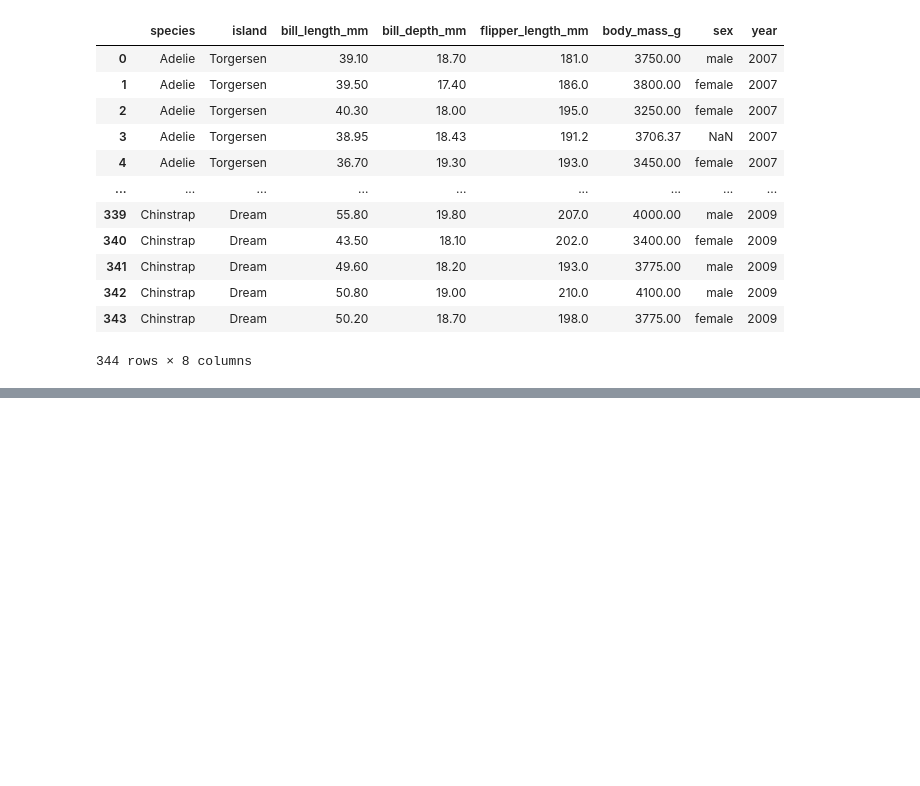
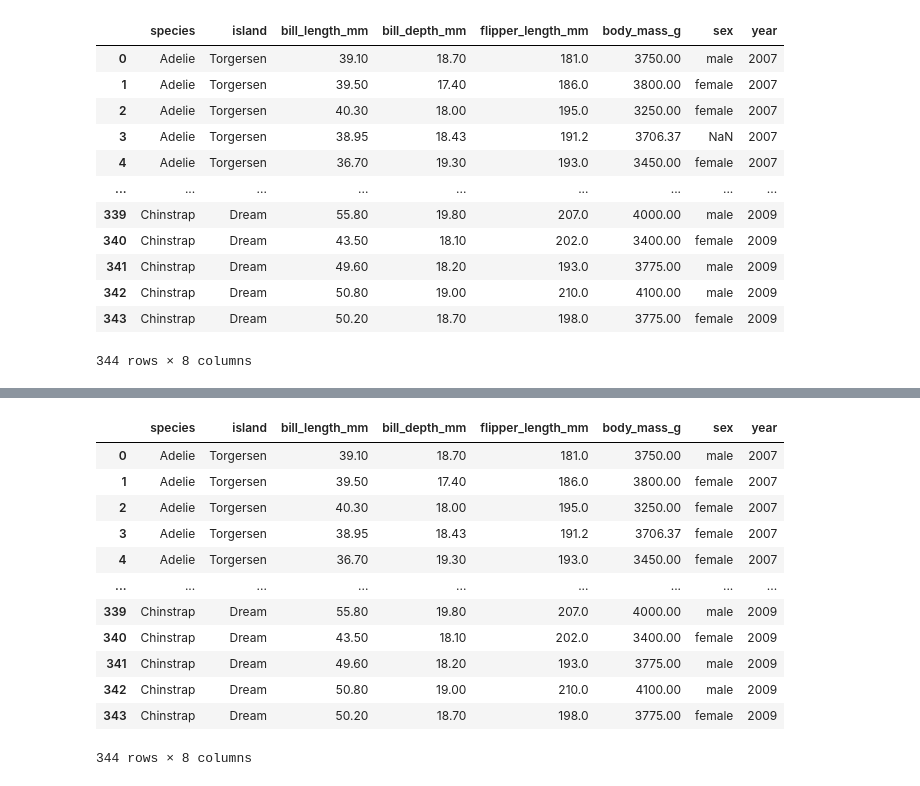
Before and after one commit to carolysg/projeto-pinguins, a Jupyter notebook: penguins.ipynb, the cells around one changed output, grey strips where cells are left out. Cells and saved outputs as stored; diff of their text form; code cells hidden in the pictures; blank space fills up the shorter version.

```diff
--- a/penguins.ipynb
+++ b/penguins.ipynb
@@ -109,0 +143,3 @@ display(df)
+# %%
+# Dividindo o dataframe em treino e teste
+x_train, x_test, y_train, y_test = train_test_split(df_classificador, df_sem_nulos['sex'], test_size = 0.2)
@@ -109,0 +177,4 @@ display(df)
+# %%
+# Prevendo a variável sex de acordo com o modelo
+sex_predict = list(clf.predict(df_classificador_nulos.iloc[:,:-2]))
+sex_predict
@@ -109,0 +193,22 @@ display(df)
+# %%
+# Substituindo os valores no dataframe original
+contador = 0
+for i, valor in enumerate(df['sex']):
+    if pd.isna(valor):
+        df.loc[i, 'sex'] = sex_predict[contador]
+        contador += 1
+display(df)
+# %% [output]
+|  | species | island | bill_length_mm | bill_depth_mm | flipper_length_mm | body_mass_g | sex | year |
+| 0 | Adelie | Torgersen | 39.10 | 18.70 | 181.0 | 3750.00 | male | 2007 |
+| 1 | Adelie | Torgersen | 39.50 | 17.40 | 186.0 | 3800.00 | female | 2007 |
+| 2 | Adelie | Torgersen | 40.30 | 18.00 | 195.0 | 3250.00 | female | 2007 |
+| 3 | Adelie | Torgersen | 38.95 | 18.43 | 191.2 | 3706.37 | female | 2007 |
+| 4 | Adelie | Torgersen | 36.70 | 19.30 | 193.0 | 3450.00 | female | 2007 |
+| ... | ... | ... | ... | ... | ... | ... | ... | ... |
+| 339 | Chinstrap | Dream | 55.80 | 19.80 | 207.0 | 4000.00 | male | 2009 |
+| 340 | Chinstrap | Dream | 43.50 | 18.10 | 202.0 | 3400.00 | female | 2009 |
+| 341 | Chinstrap | Dream | 49.60 | 18.20 | 193.0 | 3775.00 | male | 2009 |
+| 342 | Chinstrap | Dream | 50.80 | 19.00 | 210.0 | 4100.00 | male | 2009 |
+| 343 | Chinstrap | Dream | 50.20 | 18.70 | 198.0 | 3775.00 | female | 2009 |
+344 rows × 8 columns
```
Also changed, not shown: parts of 10 cells of this notebook.
